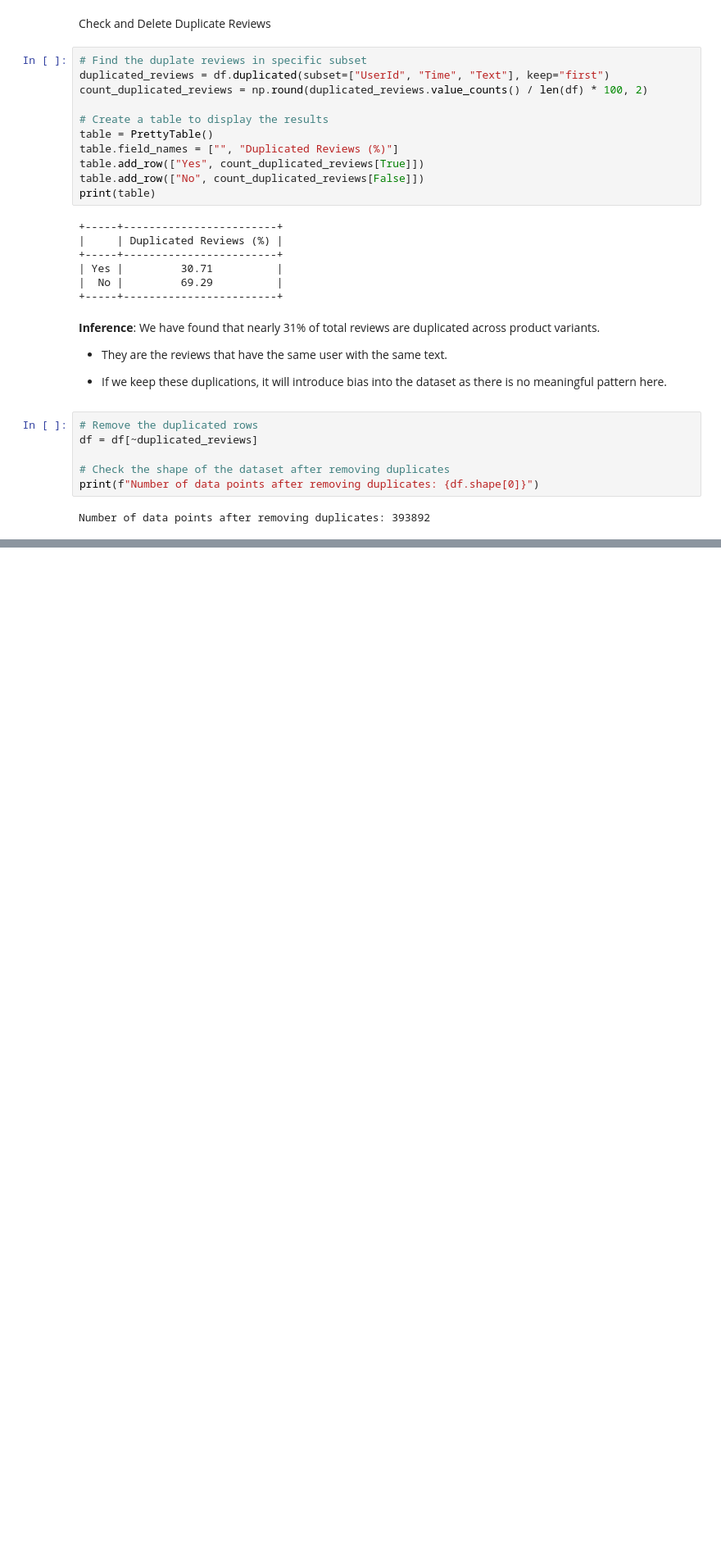
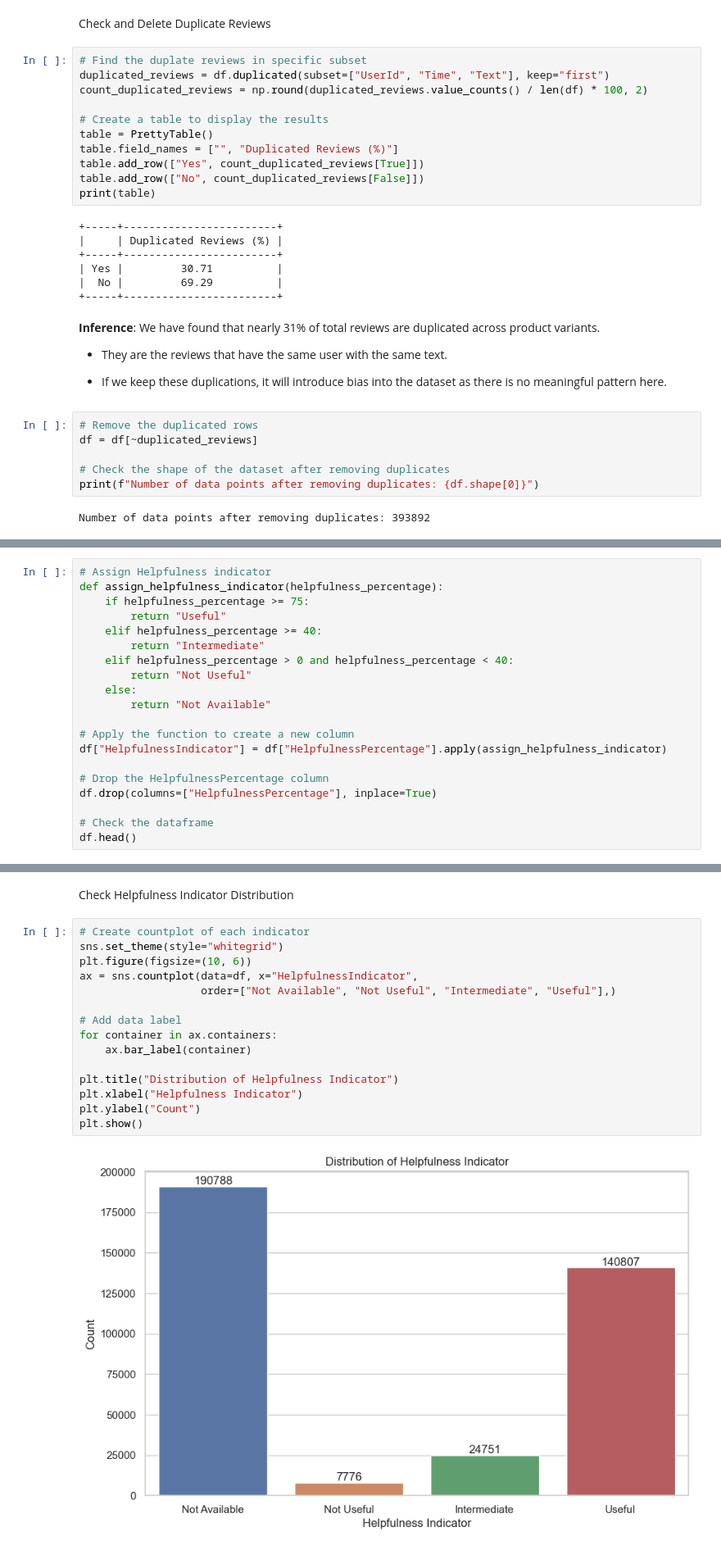
Before and after one commit to Youhorng/sentiment_analysis, a Jupyter notebook: notebook/data_preparation.ipynb, the cells around one changed output, grey strips where cells are left out. Shown: that part at 82% size. Cells and saved outputs as stored; diff of their text form; blank space fills up the shorter version.

```diff
--- a/notebook/data_preparation.ipynb
+++ b/notebook/data_preparation.ipynb
@@ -245,0 +366,20 @@ Number of data points after removing duplicates: 393892
+# %%
+# Assign Helpfulness indicator
+def assign_helpfulness_indicator(helpfulness_percentage):
+    if helpfulness_percentage >= 75:
+        return "Useful"
+    elif helpfulness_percentage >= 40:
+        return "Intermediate"
+    elif helpfulness_percentage > 0 and helpfulness_percentage < 40:
+        return "Not Useful"
+    else:
+        return "Not Available"
+
+# Apply the function to create a new column
+df["HelpfulnessIndicator"] = df["HelpfulnessPercentage"].apply(assign_helpfulness_indicator)
+
+# Drop the HelpfulnessPercentage column
+df.drop(columns=["HelpfulnessPercentage"], inplace=True)
+
+# Check the dataframe
+df.head()
@@ -245,0 +393,19 @@ Number of data points after removing duplicates: 393892
+# %% [markdown]
+Check Helpfulness Indicator Distribution
+# %%
+# Create countplot of each indicator
+sns.set_theme(style="whitegrid")
+plt.figure(figsize=(10, 6))
+ax = sns.countplot(data=df, x="HelpfulnessIndicator",
+                   order=["Not Available", "Not Useful", "Intermediate", "Useful"],)
+
+# Add data label
+for container in ax.containers:
+    ax.bar_label(container)
+
+plt.title("Distribution of Helpfulness Indicator")
+plt.xlabel("Helpfulness Indicator")
+plt.ylabel("Count")
+plt.show()
+# %% [output]
+[figure, added]
```
Also changed, not shown: parts of 34 cells of this notebook.
